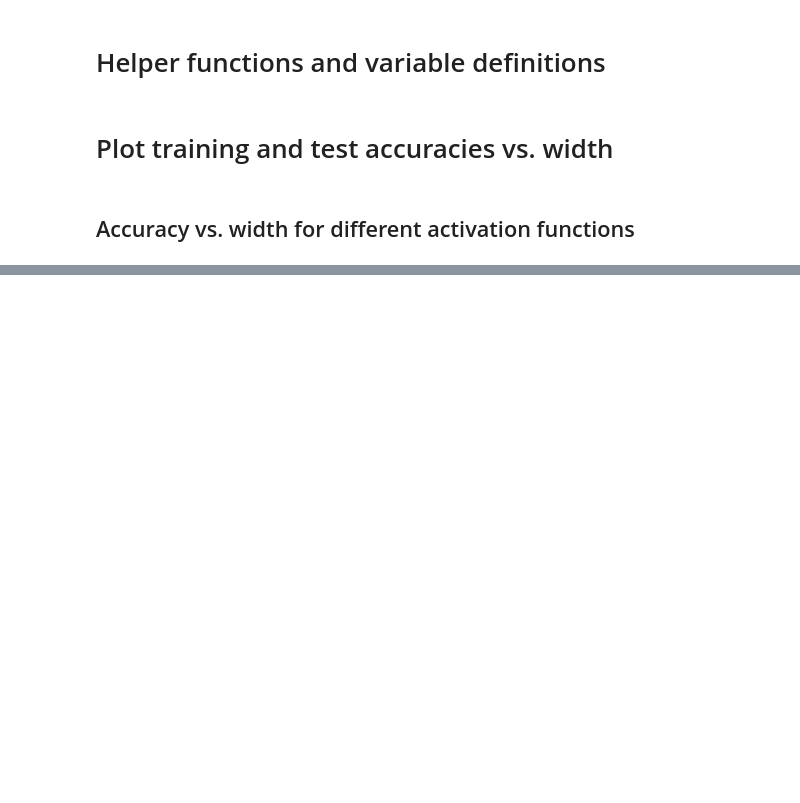
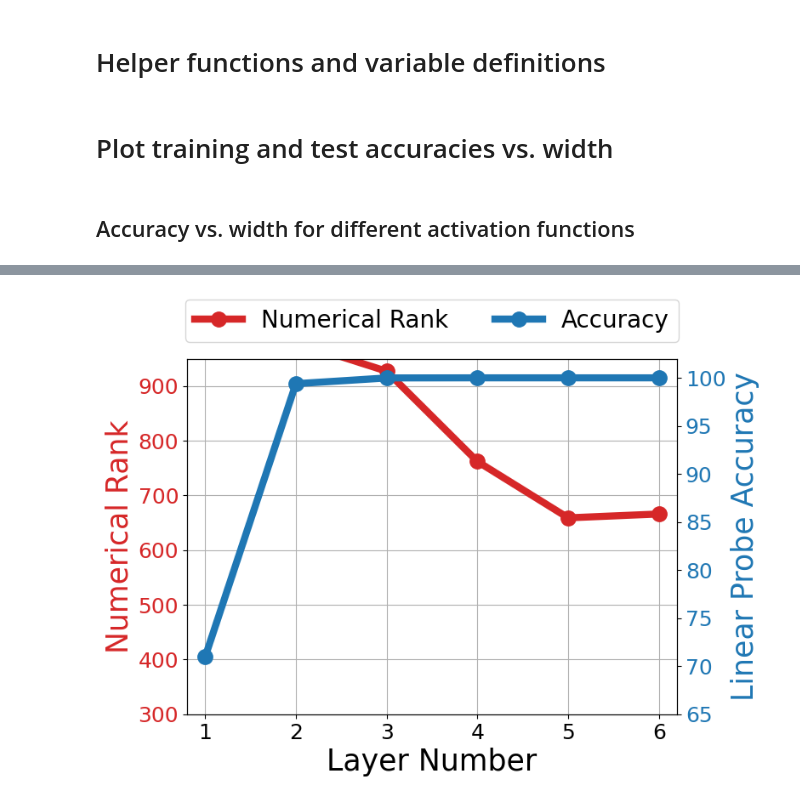
Before and after one commit to alecxu00/uos-linear-separability, a Jupyter notebook: plot_real_results.ipynb, the cells around one changed output, grey strips where cells are left out. Saved outputs shown, nothing was run; the diff lists cells and outputs as text; code cells hidden in the pictures; blank space fills up the shorter version.

```diff
--- a/plot_real_results.ipynb
+++ b/plot_real_results.ipynb
@@ -124,0 +139,18 @@ K = 10
+# %%
+interm_features1 = torch.load(os.path.join(results_dir1, "interm_features.pth"), map_location=torch.device('cpu'))
+interm_features1 = interm_features1['interm_features']
+rank_list1 = []
+
+interm_features2 = torch.load(os.path.join(results_dir2, "interm_features.pth"), map_location=torch.device('cpu'))
+interm_features2 = interm_features2['interm_features']
+rank_list2 = []
+
+for i in range(num_layers - 1):
+    s1 = torch.linalg.svdvals(interm_features1[i])
+    rank_list1.append(find_threshold(s1, thresh=0.95))
+
+    s2 = torch.linalg.svdvals(interm_features2[i])
+    rank_list2.append(find_threshold(s2, thresh=0.95))
+
+print(rank_list1)
+print(rank_list2)
@@ -176,0 +169,37 @@ plt.show()
+# %%
+fig, ax1 = plt.subplots(figsize=(8,6))
+#fig, ax1 = plt.subplots()
+#fig.set_figheight(6)
+
+start_idx = 1
+lw = 6
+color = 'tab:red'
+ax1.set_xlabel(r'Layer Number', fontsize=25)
+ax1.set_ylabel('Numerical Rank', fontsize=25, c=color)
+l2 = ax1.plot(np.arange(start_idx, num_layers), rank_list1, color=color, linewidth=lw, marker=".", markersize=25,
+              label="Numerical Rank")
+ax1.tick_params(axis='y', labelcolor=color, labelsize=18)
+ax1.set_xticks(np.arange(start_idx, num_layers), np.arange(start_idx, num_layers), fontsize=18)
+ax1.set_xlim(0.8, num_layers-1+0.2)
+plt.grid()
+ax1.set_ylim(300, 950)
+
+ax2 = ax1.twinx()  # instantiate a second axes that shares the same x-axis
+
+color = 'tab:blue'
+ax2.set_ylabel('Linear Probe Accuracy', fontsize=25, c=color)  # we already handled the x-label with ax1
+l4 = ax2.plot(np.arange(start_idx, num_layers), interm_accs1, color=color, marker=".", linewidth=lw, markersize=25,
+          label="Accuracy")
+ax2.tick_params(axis='y', labelcolor=color, labelsize=18)
+#ax2.fill_between(np.arange(2,7), np.min(interm_accs1)-5, np.max(interm_accs1)+5, color="#7FFFD4", alpha=0.4)
+#ax2.set_ylim(np.min(interm_accs1)-5, np.max(interm_accs1)+5)
+ax2.set_ylim(65, 102)
+lns = l2+l4
+labs = [l.get_label() for l in lns]
+ax2.legend(lns, labs, loc='upper center', bbox_to_anchor=(0.5,1.20),
+           ncols=2, fontsize=20)
+#ax2.set_ylim(np.min(acc_list)-1, np.max(acc_list)+1)
+fig.tight_layout()  # otherwise the right y-label is slightly clipped
+plt.show()
+# %% [output]
+[figure, added]
```
Also changed, not shown: parts of 8 cells of this notebook, 17 other files.
